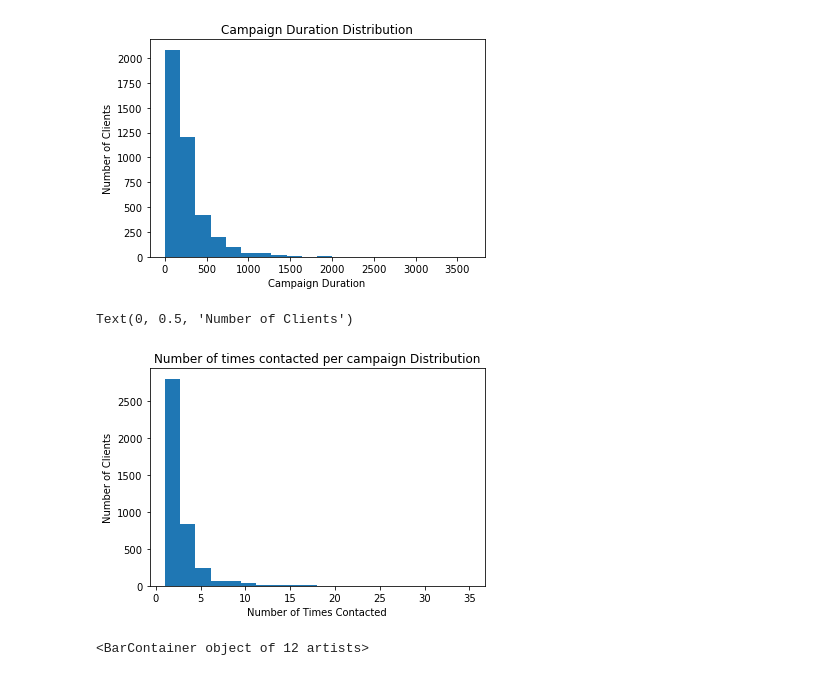
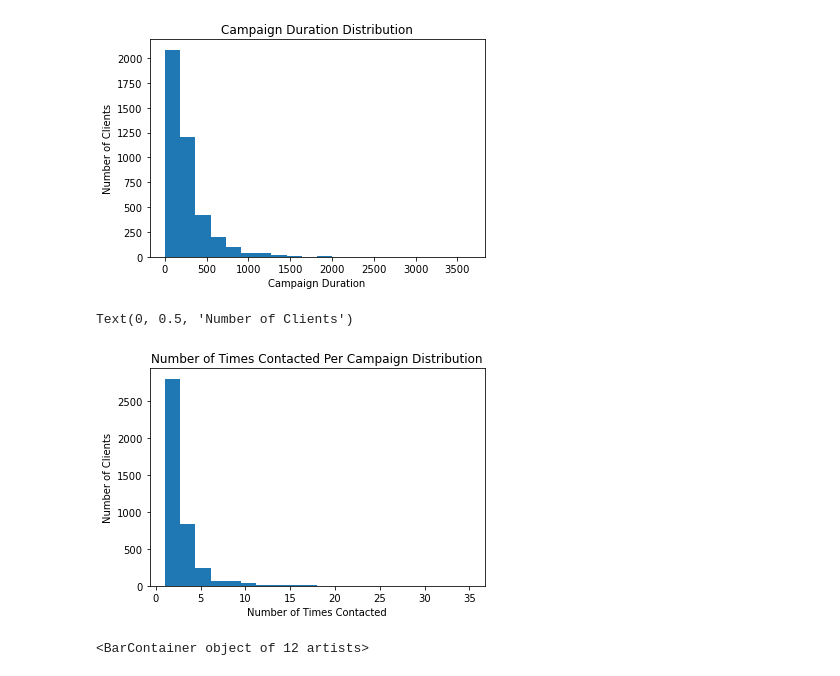
Before and after one commit to rosborn40383/MachineLearning-Analysis, a Jupyter notebook: DS160_Final_Project_EES_RJO.ipynb, the cells around one changed output. Drawn from its saved outputs; the diff is of its cells as text; code cells hidden in the pictures.

Commit message:
Add files via upload
Just created a couple new columns to update it.

```diff
--- a/DS160_Final_Project_EES_RJO.ipynb
+++ b/DS160_Final_Project_EES_RJO.ipynb
@@ -35,3 +70,8 @@ df.sample(5)
+# %%
+df.drop(df.columns[[12,14,15,17,18,19]], axis = 1, inplace = True)
+#pdays,poutcome,emp.var.ratecons.conf.idx, euribor3m, nr.employed
+# %%
+df.rename(columns={"cons.price.idx":"cpi"},inplace=True)
 # %%
 df.columns
 # %% [output]
@@ -65,2 +81,0 @@ We are dropping columns that we were not going to be using for testing, this wil
-# %%
-df.drop(df.columns[12:20],axis=1,inplace=True)
@@ -89,11 +108,11 @@ Text(0, 0.5, 'Number of Clients')
 # %%
-plt.hist(df.campaign,bins=20)
-plt.title('Number of times contacted per campaign Distribution')
+plt.hist(df.campaign,bins=20) #skewed, maybe bound?
+plt.title('Number of Times Contacted Per Campaign Distribution')
 plt.xlabel('Number of Times Contacted')
 plt.ylabel('Number of Clients')
 # %% [output]
 Text(0, 0.5, 'Number of Clients')
-[figure, old version]
+[figure, new version]
 # %%
 job=df.job.groupby(df.job).count()
 # %%
```
Also changed, not shown: parts of 28 cells of this notebook.
